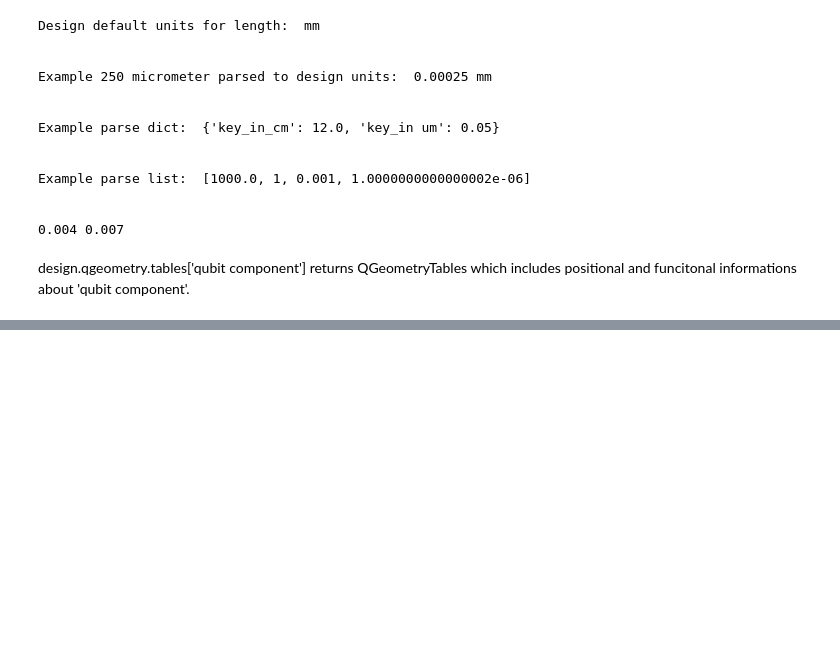
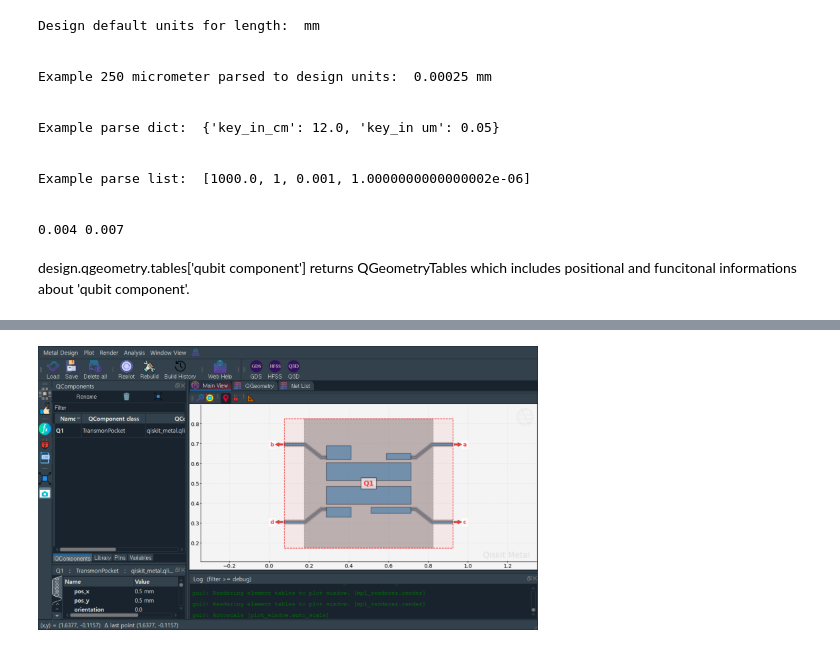
Before and after one commit to SeongHeonSong/metal_exercise, a Jupyter notebook: ex_231231.ipynb, the cells around one changed output, grey strips where cells are left out. Drawn from its saved outputs; the diff is of its cells as text; code cells hidden in the pictures; blank space fills up the shorter version.

```diff
--- a/ex_231231.ipynb
+++ b/ex_231231.ipynb
@@ -163,0 +165,17 @@ design.qgeometry.tables['junction']
+# %%
+options_pin=dict(pad_width      ='425 um',
+                 pocket_height  ='650 um',
+                 connection_pads=dict(a=dict(loc_W=+1, loc_H=+1),
+                                      b=dict(loc_W=-1, loc_H=+1, pad_height='70 um'),
+                                      c=dict(loc_W=+1, loc_H=-1, pad_width='200 um'),
+                                      d=dict(loc_W=-1, loc_H=-1, pad_height='50 um'))
+                 )
+q1=TransmonPocket(design,'Q1',options=dict(pos_x='0.5 mm', pos_y='0.5 mm', **options_pin))
+gui.rebuild()
+gui.autoscale()
+gui.edit_component('Q1')
+gui.zoom_on_components(['Q1'])
+gui.highlight_components(['Q1'])
+gui.screenshot()
+# %% [output]
+[figure, added]
```
Also changed, not shown: parts of 6 cells of this notebook.
